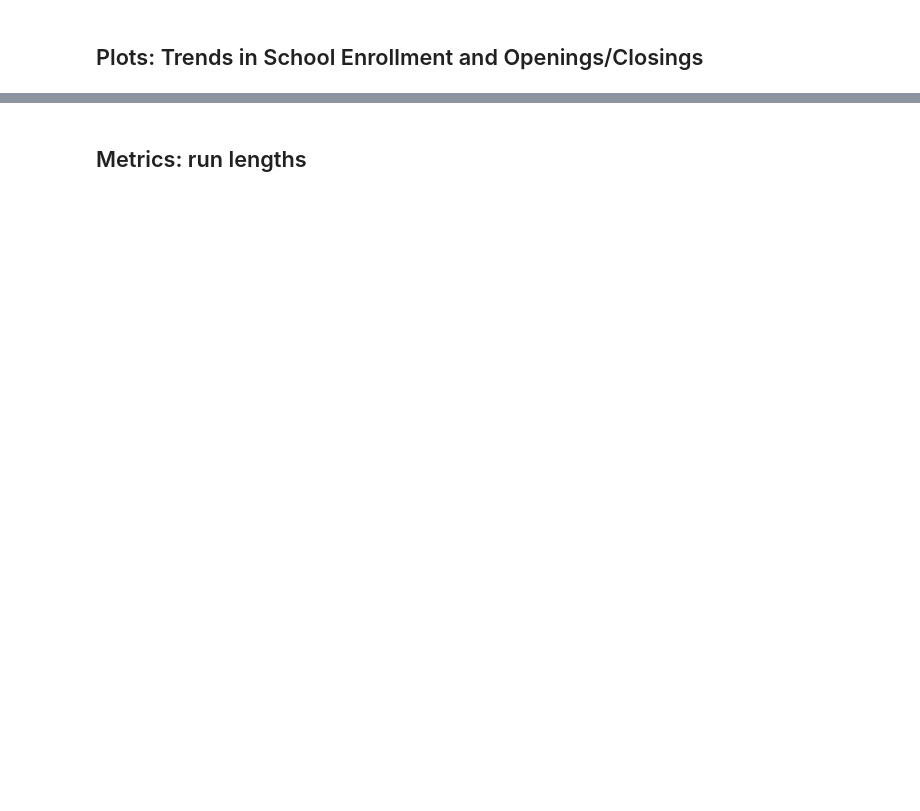
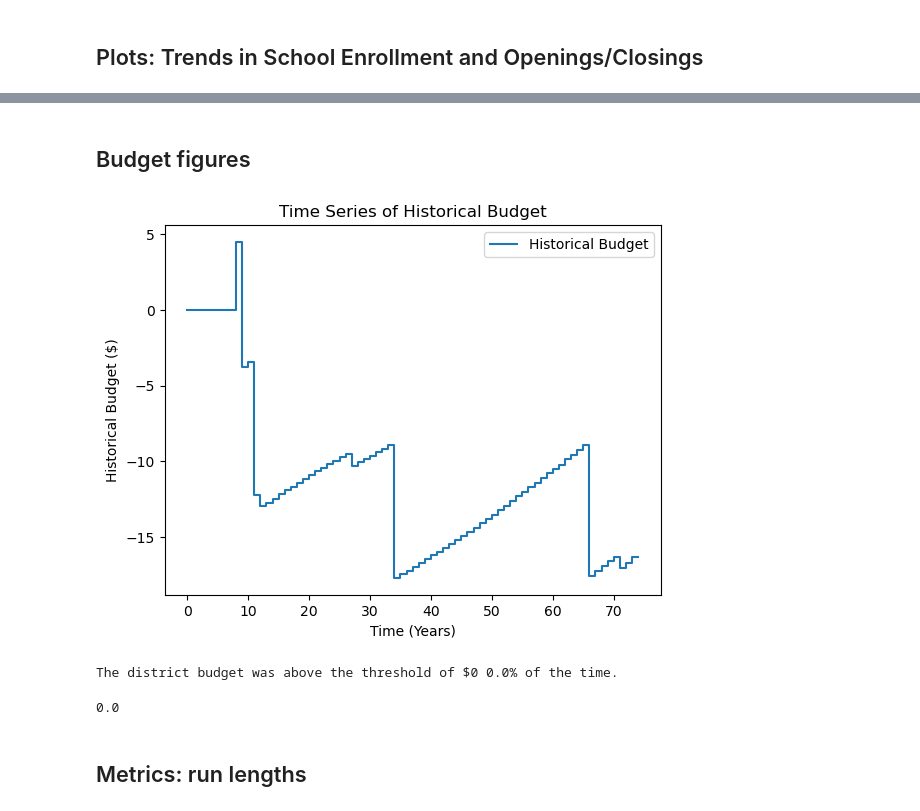
Before and after one commit to amatrhr/cas_570_project, a Jupyter notebook: school_district_and_closure.ipynb, the cells around one changed output, grey strips where cells are left out. Saved outputs shown, nothing was run; the diff lists cells and outputs as text; code cells hidden in the pictures; blank space fills up the shorter version.

Commit message:
BUDGETS and INTEREST have been implemented

```diff
--- a/school_district_and_closure.ipynb
+++ b/school_district_and_closure.ipynb
@@ -375,3 +431,14 @@ simSchool.plot_schools_vs_pop()
+# %% [markdown]
+## Budget figures
+# %%
+simSchool.plot_budget()
+# %% [output]
+[figure, added]
+# %%
+simSchool.pct_when_in_budget(to_print=True)
+# %% [output]
+The district budget was above the threshold of $0 0.0% of the time.
+0.0
 # %% [markdown]
 ## Metrics: run lengths
 # %%
```
Also changed, not shown: parts of 10 cells of this notebook.
